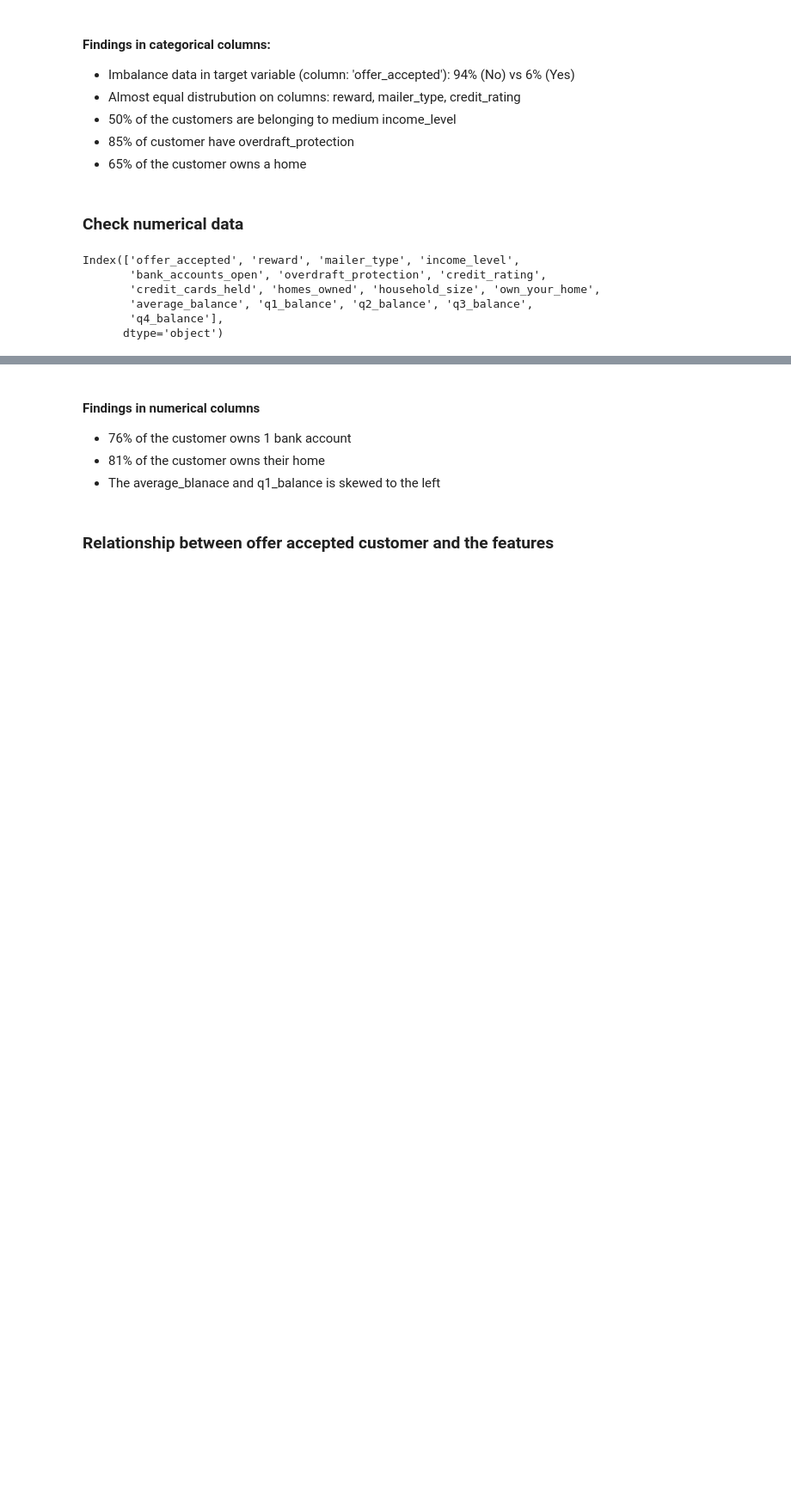
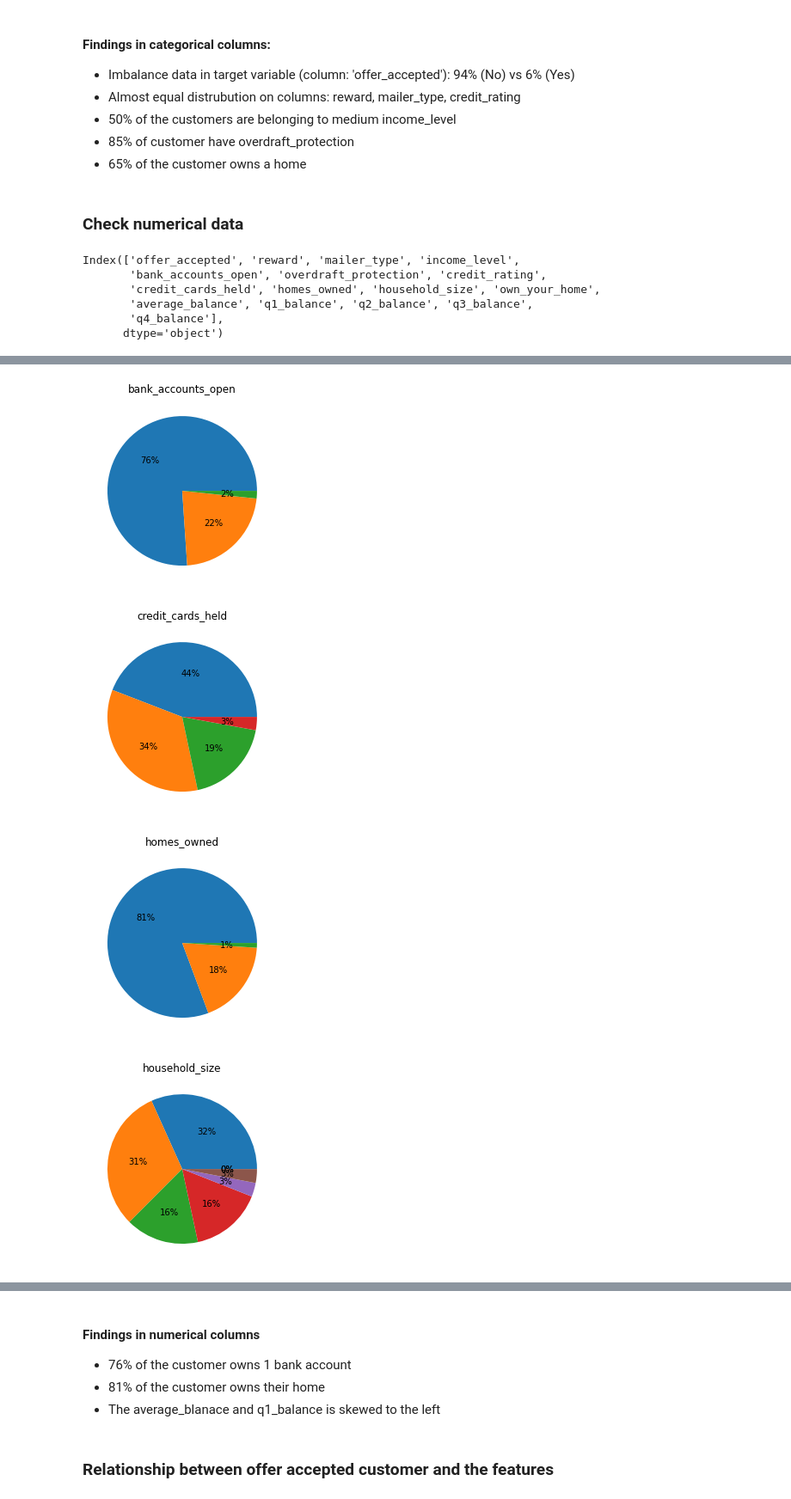
Before and after one commit to yuawano/mid-bootcamp-project, a Jupyter notebook: classification/data/mid-bootcamp-project, final.ipynb, the cells around one changed output, grey strips where cells are left out. Shown at 86% size. Drawn from its saved outputs; the diff is of its cells as text; code cells hidden in the pictures; blank space fills up the shorter version.

```diff
--- a/classification/data/mid-bootcamp-project, final.ipynb
+++ b/classification/data/mid-bootcamp-project, final.ipynb
@@ -423 +427,9 @@ for col in columns:
+# %%
+# See the percentile in the categorical columns
+pie_columns(['bank_accounts_open', 'credit_cards_held', 'homes_owned', 'household_size'])
+# %% [output]
+[figure, added]
+[figure, added]
+[figure, added]
+[figure, added]
 # %%
```
Also changed, not shown: parts of 41 cells of this notebook, 2 other files.
